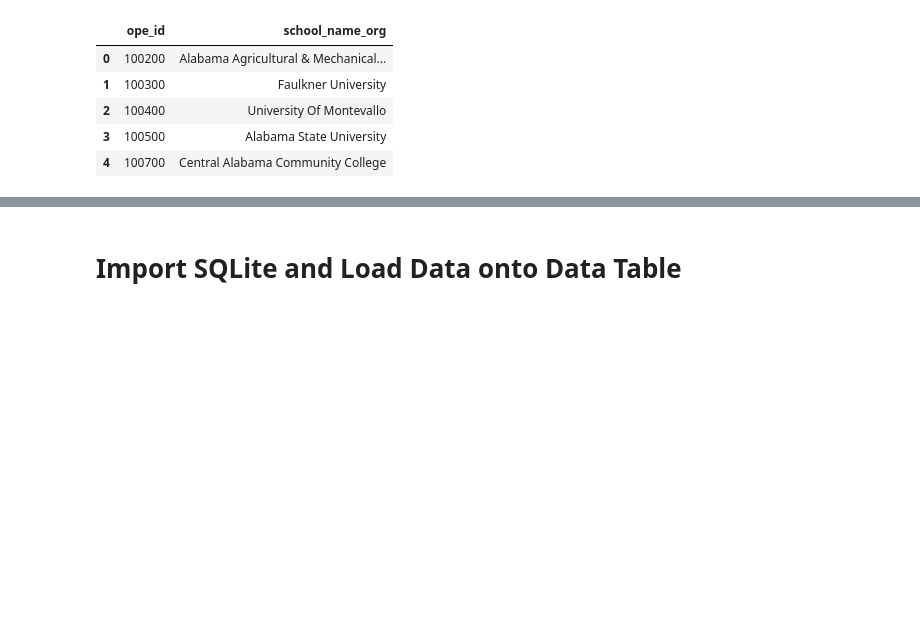
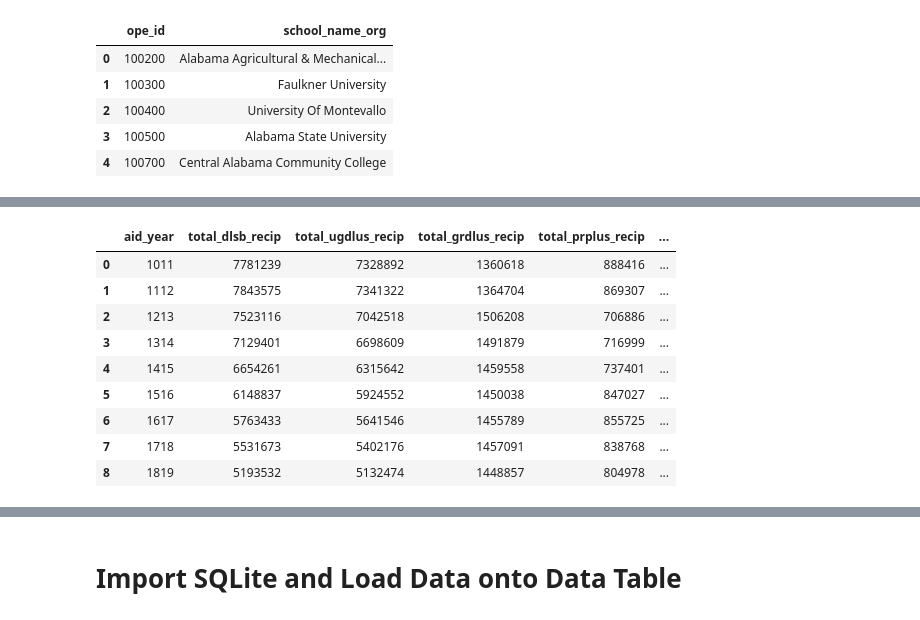
Before and after one commit to tyellaineho/FederalStudentLoanAnalysis, a Jupyter notebook: Fed_Loan_Analysis.ipynb, the cells around one changed output, grey strips where cells are left out. Cells and saved outputs as stored; diff of their text form; code cells hidden in the pictures; blank space fills up the shorter version.

```diff
--- a/Fed_Loan_Analysis.ipynb
+++ b/Fed_Loan_Analysis.ipynb
@@ -582,0 +590,26 @@ joined_fedloan_df.to_csv("Resources/fedloans_fin.csv", index=False)
+# %%
+yrdlsb_recip = yeargrouped["dlsb_recip"].sum()
+yrugdlus_recip = yeargrouped["ugdlus_recip"].sum()
+yrgrdlus_recip = yeargrouped["grdlus_recip"].sum()
+yrprplus_recip = yeargrouped["prplus_recip"].sum()
+yrgrplus_recip = yeargrouped["grplus_recip"].sum()
+yrgrdlsb_recip = yeargrouped["grdlsb_recip"].sum()
+yearlyrecip_df = pd.DataFrame({"total_dlsb_recip" : yrdlsb_recip,
+                              "total_ugdlus_recip" : yrugdlus_recip,
+                              "total_grdlus_recip" : yrgrdlus_recip,
+                              "total_prplus_recip" : yrprplus_recip,
+                              "total_grplus_recip" : yrgrplus_recip,
+                              "total_grdlsb_recip" : yrgrdlsb_recip})
+yearlyrecip_df = yearlyrecip_df.reset_index()
+yearlyrecip_df
+# %% [output]
+|  | aid_year | total_dlsb_recip | total_ugdlus_recip | total_grdlus_recip | total_prplus_recip | ... |
+| 0 | 1011 | 7781239 | 7328892 | 1360618 | 888416 | ... |
+| 1 | 1112 | 7843575 | 7341322 | 1364704 | 869307 | ... |
+| 2 | 1213 | 7523116 | 7042518 | 1506208 | 706886 | ... |
+| 3 | 1314 | 7129401 | 6698609 | 1491879 | 716999 | ... |
+| 4 | 1415 | 6654261 | 6315642 | 1459558 | 737401 | ... |
+| 5 | 1516 | 6148837 | 5924552 | 1450038 | 847027 | ... |
+| 6 | 1617 | 5763433 | 5641546 | 1455789 | 855725 | ... |
+| 7 | 1718 | 5531673 | 5402176 | 1457091 | 838768 | ... |
+| 8 | 1819 | 5193532 | 5132474 | 1448857 | 804978 | ... |
```
Also changed, not shown: parts of 20 cells of this notebook, 25 other files.
